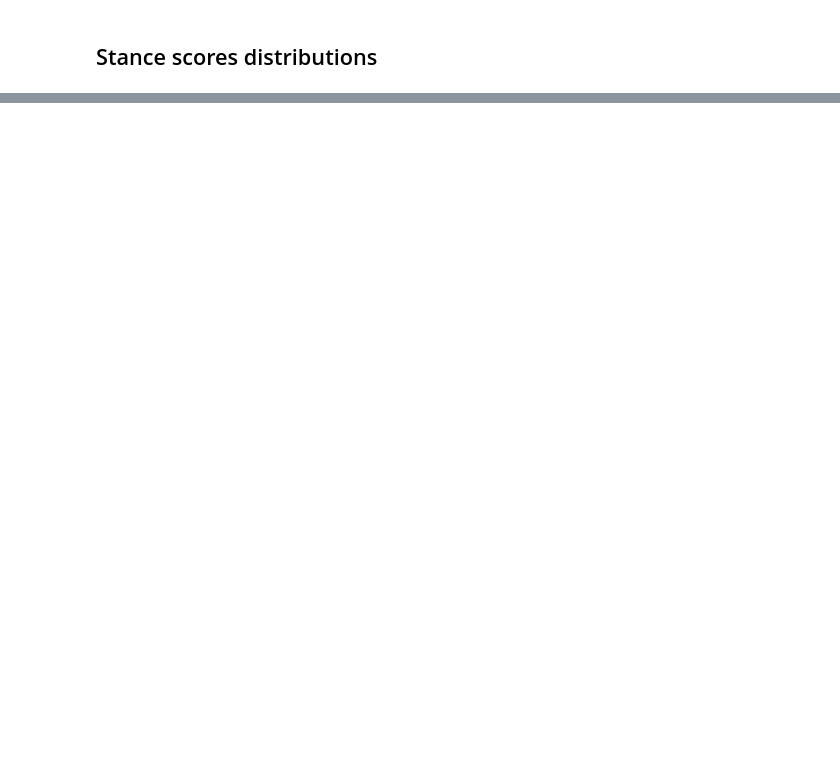
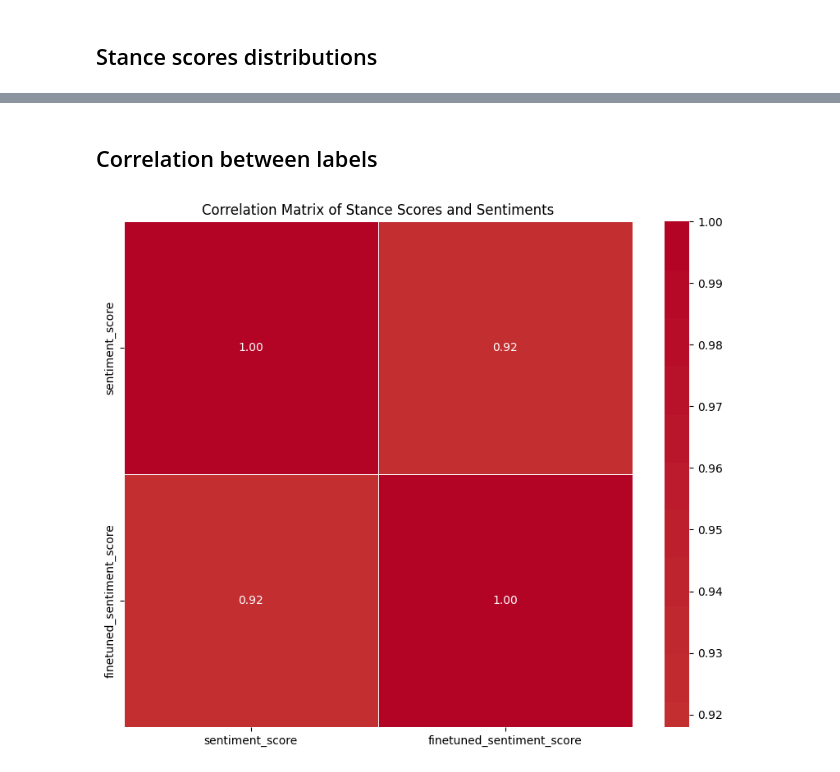
Before and after one commit to Gluca96/inforet, a Jupyter notebook: demo/data_visualization.ipynb, the cells around one changed output, grey strips where cells are left out. Cells and saved outputs as stored; diff of their text form; code cells hidden in the pictures; blank space fills up the shorter version.

```diff
--- a/demo/data_visualization.ipynb
+++ b/demo/data_visualization.ipynb
@@ -91,0 +122,22 @@ plt.show()
+# %% [markdown]
+## Correlation between labels
+# %%
+# Calcola la matrice di correlazione
+def print_corr_matrix(score_df):
+    correlation_matrix = score_df.corr()
+    plt.figure(figsize=(10, 8))
+    sns.heatmap(correlation_matrix, annot=True, cmap='coolwarm', center=0, linewidths=0.5, fmt=".2f")
+    plt.title('Correlation Matrix of Stance Scores and Sentiments')
+    plt.show()
+
+extract_score = lambda x: x['score']
+
+# Converti in DataFrame
+df = pd.DataFrame(data)
+score_df = pd.DataFrame()
+# check the two sentiemnt scores correlation
+score_df['sentiment_score'] = df['sentiment'].apply(extract_score)
+score_df['finetuned_sentiment_score'] = df['sentiment_score_finetuned'].apply(extract_score)
+print_corr_matrix(score_df)
+# %% [output]
+[figure, added]
```
Also changed, not shown: parts of 11 cells of this notebook, 5 other files.
